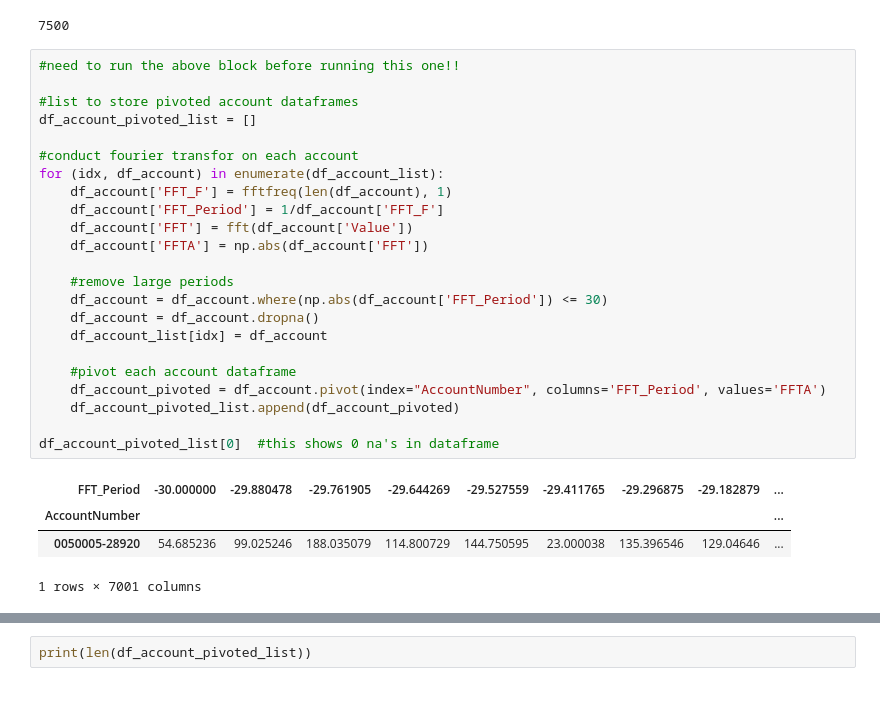
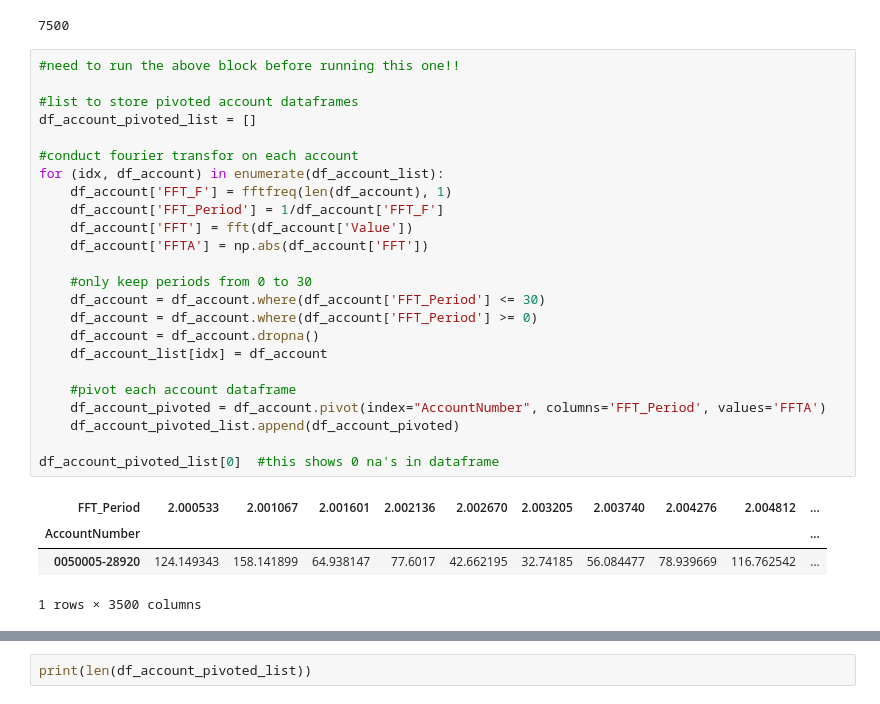
Before and after one commit to Starfarmer2/DIIG_Aquatrax_F23, a Jupyter notebook: src/Small_Leaks/leak_lda_v2_Lewis.ipynb, the cells around one changed output, grey strips where cells are left out. Cells and saved outputs as stored; diff of their text form.

```diff
--- a/src/Small_Leaks/leak_lda_v2_Lewis.ipynb
+++ b/src/Small_Leaks/leak_lda_v2_Lewis.ipynb
@@ -83,31 +87,32 @@ print(len(df_account_list[0]))
 # %%
 #need to run the above block before running this one!!
 
 #list to store pivoted account dataframes
 df_account_pivoted_list = []
 
 #conduct fourier transfor on each account
 for (idx, df_account) in enumerate(df_account_list):
     df_account['FFT_F'] = fftfreq(len(df_account), 1)
     df_account['FFT_Period'] = 1/df_account['FFT_F']
     df_account['FFT'] = fft(df_account['Value'])
     df_account['FFTA'] = np.abs(df_account['FFT'])
 
-    #remove large periods
-    df_account = df_account.where(np.abs(df_account['FFT_Period']) <= 30)
+    #only keep periods from 0 to 30
+    df_account = df_account.where(df_account['FFT_Period'] <= 30)
+    df_account = df_account.where(df_account['FFT_Period'] >= 0)
     df_account = df_account.dropna()
     df_account_list[idx] = df_account
 
     #pivot each account dataframe
     df_account_pivoted = df_account.pivot(index="AccountNumber", columns='FFT_Period', values='FFTA')
     df_account_pivoted_list.append(df_account_pivoted)
 
 df_account_pivoted_list[0]  #this shows 0 na's in dataframe
 # %% [output]
-| FFT_Period | -30.000000 | -29.880478 | -29.761905 | -29.644269 | -29.527559 | -29.411765 | -29.296875 | -29.182879 | ... |
-| AccountNumber |  |  |  |  |  |  |  |  | ... |
-| 0050005-28920 | 54.685236 | 99.025246 | 188.035079 | 114.800729 | 144.750595 | 23.000038 | 135.396546 | 129.04646 | ... |
+| FFT_Period | 2.000533 | 2.001067 | 2.001601 | 2.002136 | 2.002670 | 2.003205 | 2.003740 | 2.004276 | 2.004812 | ... |
+| AccountNumber |  |  |  |  |  |  |  |  |  | ... |
+| 0050005-28920 | 124.149343 | 158.141899 | 64.938147 | 77.6017 | 42.662195 | 32.74185 | 56.084477 | 78.939669 | 116.762542 | ... |
-1 rows × 7001 columns
+1 rows × 3500 columns
 # %%
 #combine all pivoted account dataframes
 df_accounts_pivoted = pd.concat(df_account_pivoted_list)
```
Also changed, not shown: parts of 15 cells of this notebook, 4 other files.
